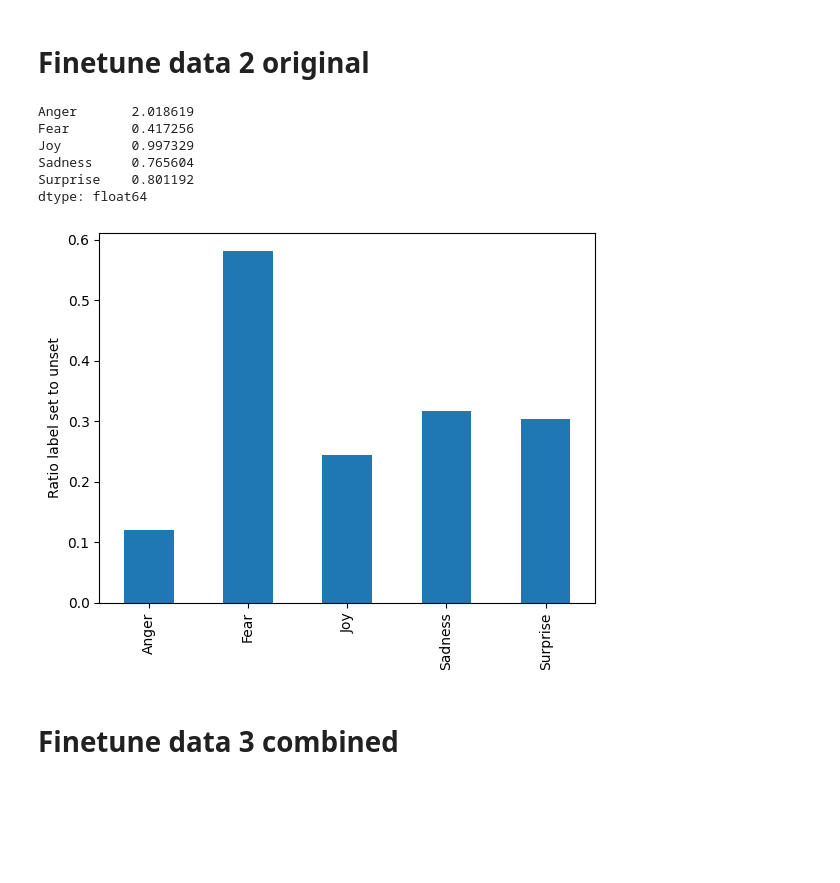
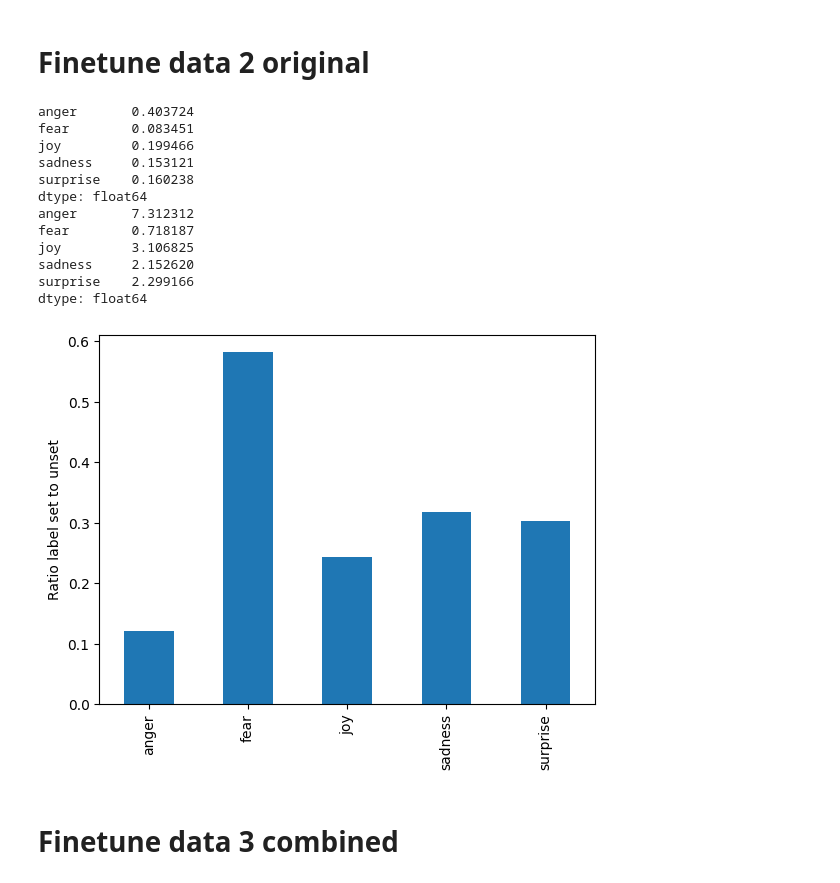
Before and after one commit to RaphaelNeubert/SemEval-2025, a Jupyter notebook: data_prep.ipynb, the cells around one changed output. Drawn from its saved outputs; the diff is of its cells as text; code cells hidden in the pictures; blank space fills up the shorter version.

```diff
--- a/data_prep.ipynb
+++ b/data_prep.ipynb
@@ -241,22 +241,29 @@ vocab.save("data/vocab2.json")
 # %% [markdown]
 # Finetune data 2 original
 # %%
-df = pandas.read_csv("data/original.csv")
+df = pandas.read_csv("data/public_data_test/track_a/train/eng.csv")
 vocab = Vocabulary.load("data/vocab2.json")
 train_df, val_df = train_test_split(df, test_size=0.2, random_state=42)
 # %%
-label_counts = df[['Anger', 'Fear', 'Joy', 'Sadness', 'Surprise']].sum()
+label_counts = df[['anger', 'fear', 'joy', 'sadness', 'surprise']].sum()
 ratios = label_counts/ len(df)
 ratios.plot(kind="bar")
 plt.ylabel('Ratio label set to unset')
 #print(ratios)
 #print(1/ratios)  # pos_weights
-print((1/ratios)/(1/ratios).mean()) # pos_weights normalized
+print((1/ratios)/(1/ratios).sum()) # pos_weights normalized
+print((len(df)-label_counts)/label_counts)
 # %% [output]
-Anger       2.018619
-Fear        0.417256
-Joy         0.997329
-Sadness     0.765604
-Surprise    0.801192
+anger       0.403724
+fear        0.083451
+joy         0.199466
+sadness     0.153121
+surprise    0.160238
 dtype: float64
+anger       7.312312
+fear        0.718187
+joy         3.106825
+sadness     2.152620
+surprise    2.299166
+dtype: float64
-[figure, old version]
+[figure, new version]
```
Also changed, not shown: parts of 1 cell of this notebook, 3 other files.
